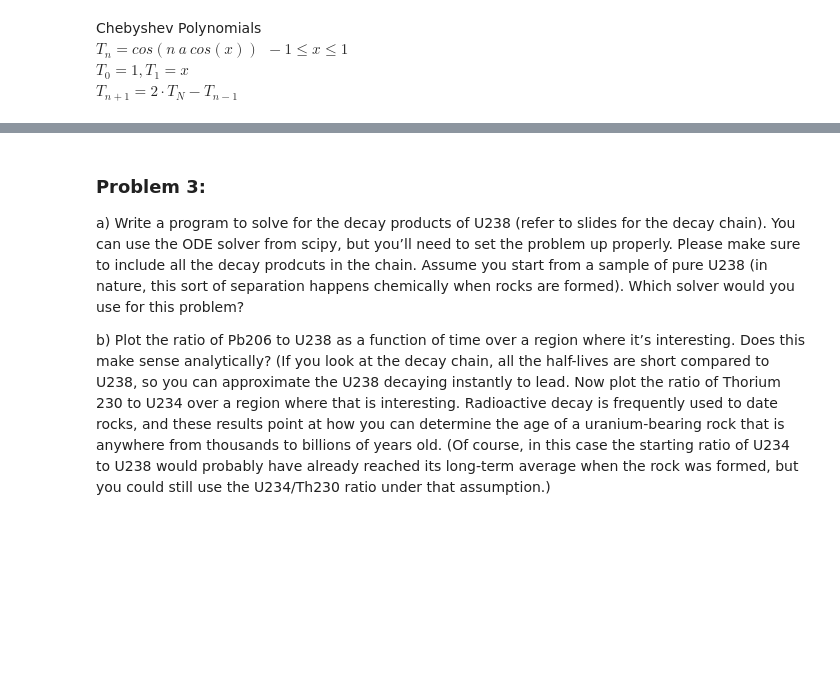
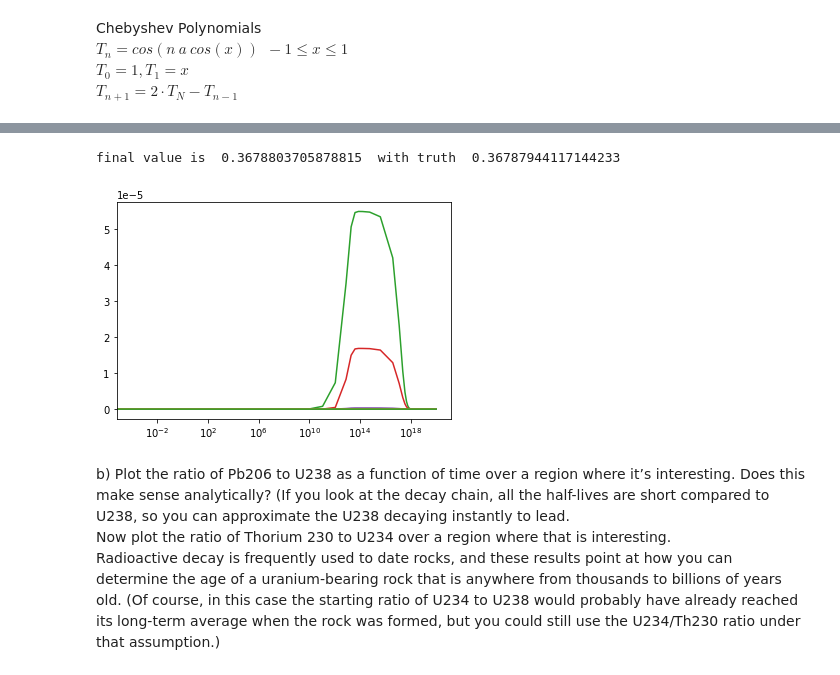
Before and after one commit to eklem1/Phys512_EK, a Jupyter notebook: PS2/PS2_EK.ipynb, the cells around one changed output, grey strips where cells are left out. Saved outputs shown, nothing was run; the diff lists cells and outputs as text; code cells hidden in the pictures; blank space fills up the shorter version.

```diff
--- a/PS2/PS2_EK.ipynb
+++ b/PS2/PS2_EK.ipynb
@@ -241,8 +361,40 @@ fig.show()
+# %%
+#inital values
+y0=np.asarray([1,0,0])
+
+#time start and stop
+x0=0
+x1=1
+
+ans_stiff=integrate.solve_ivp(fun,[x0,x1],y0,method='Radau')
+
+print('final value is ',ans_stiff.y[0,-1],' with truth ',np.exp(-1*(x1-x0)))
+# ans_stiff.y[# of values,# time points]
+# %% [output]
+final value is  0.3678803705878815  with truth  0.36787944117144233
+# %%
+y0=np.zeros(len(half_lives)+1)
+y0[0]=1
+
+#time start and stop
+x0=0
+x1=1e20
+
+# print(len(y0))
+
+# print(type(y0[0]))
+# print(type(half_lives[0]))
+
+ans_stiff=integrate.solve_ivp(fun_mine,[x0,x1],y0,method='Radau')
+# %%
+for i in range(1, len(half_lives)):
+    plt.semilogx(ans_stiff.t, ans_stiff.y[i,:])
+
+plt.show()
+# %% [output]
+[figure, added]
 # %% [markdown]
-### Problem 3:
-
-a) Write a program to solve for the decay products of U238
-(refer to slides for the decay chain). You can use the ODE solver from scipy, but you’ll need to set the problem up properly. Please make sure to include all the decay prodcuts in the chain. Assume you start from a sample of pure U238 (in nature, this sort of separation happens chemically when rocks are formed). Which solver would you use for this problem?
-
 b) Plot the ratio of Pb206 to U238 as a function of time over a region where
-it’s interesting. Does this make sense analytically? (If you look at the decay chain, all the half-lives are short compared to U238, so you can approximate the U238 decaying instantly to lead. Now plot the ratio of Thorium 230 to U234 over a region where that is interesting. Radioactive decay is frequently used to date rocks, and these results point at how you can determine the age of a uranium-bearing rock that is anywhere from thousands to billions of years old. (Of course, in this case the starting ratio of U234 to U238 would probably have already reached its long-term average when the rock was formed, but you could still use the U234/Th230 ratio under that assumption.)
+it’s interesting. Does this make sense analytically? (If you look at the decay chain, all the half-lives are short compared to U238, so you can approximate the U238 decaying instantly to lead.
+Now plot the ratio of Thorium 230 to U234 over a region where that is interesting.
+Radioactive decay is frequently used to date rocks, and these results point at how you can determine the age of a uranium-bearing rock that is anywhere from thousands to billions of years old. (Of course, in this case the starting ratio of U234 to U238 would probably have already reached its long-term average when the rock was formed, but you could still use the U234/Th230 ratio under that assumption.)
```
Also changed, not shown: parts of 12 cells of this notebook.
